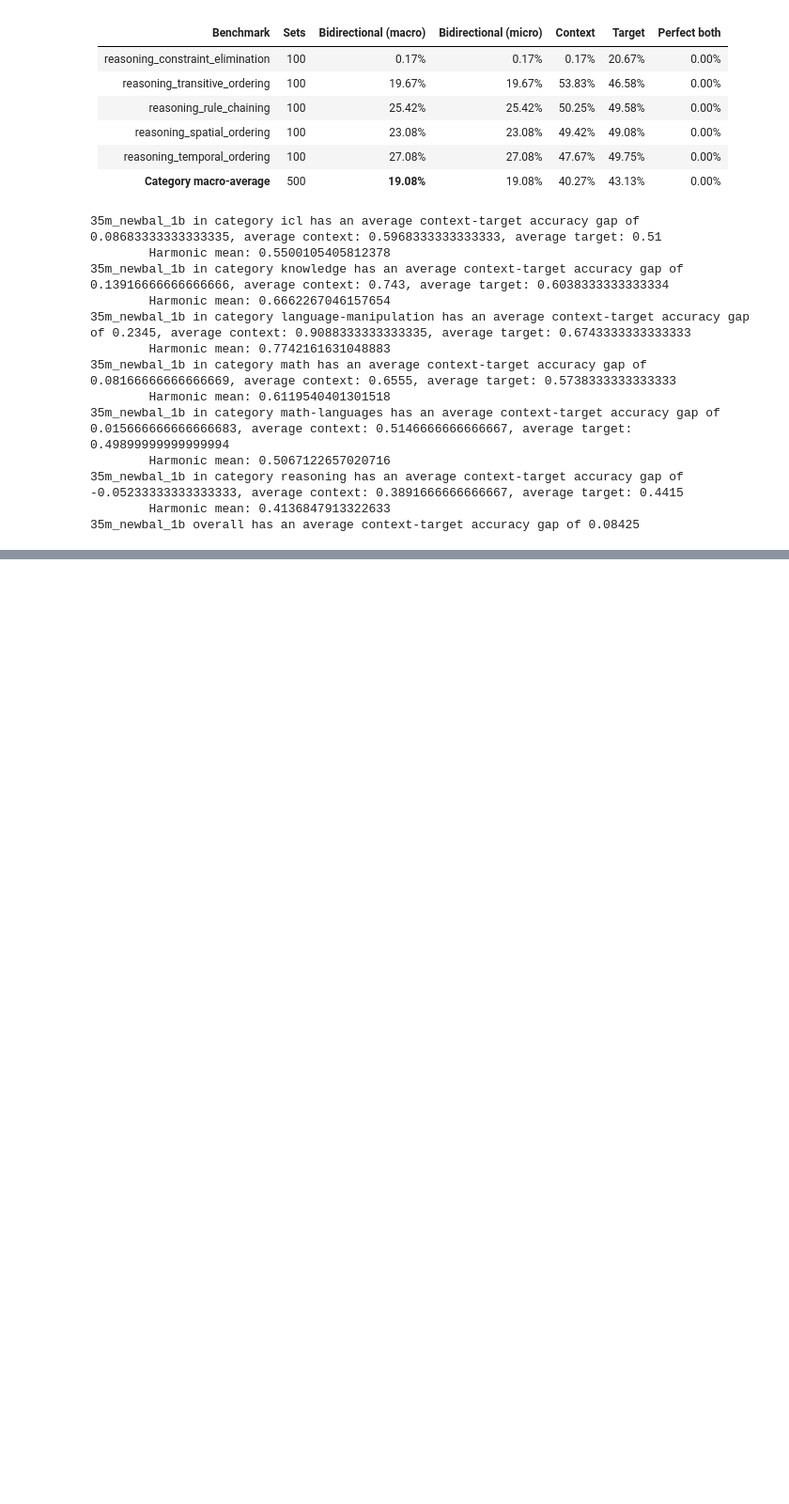
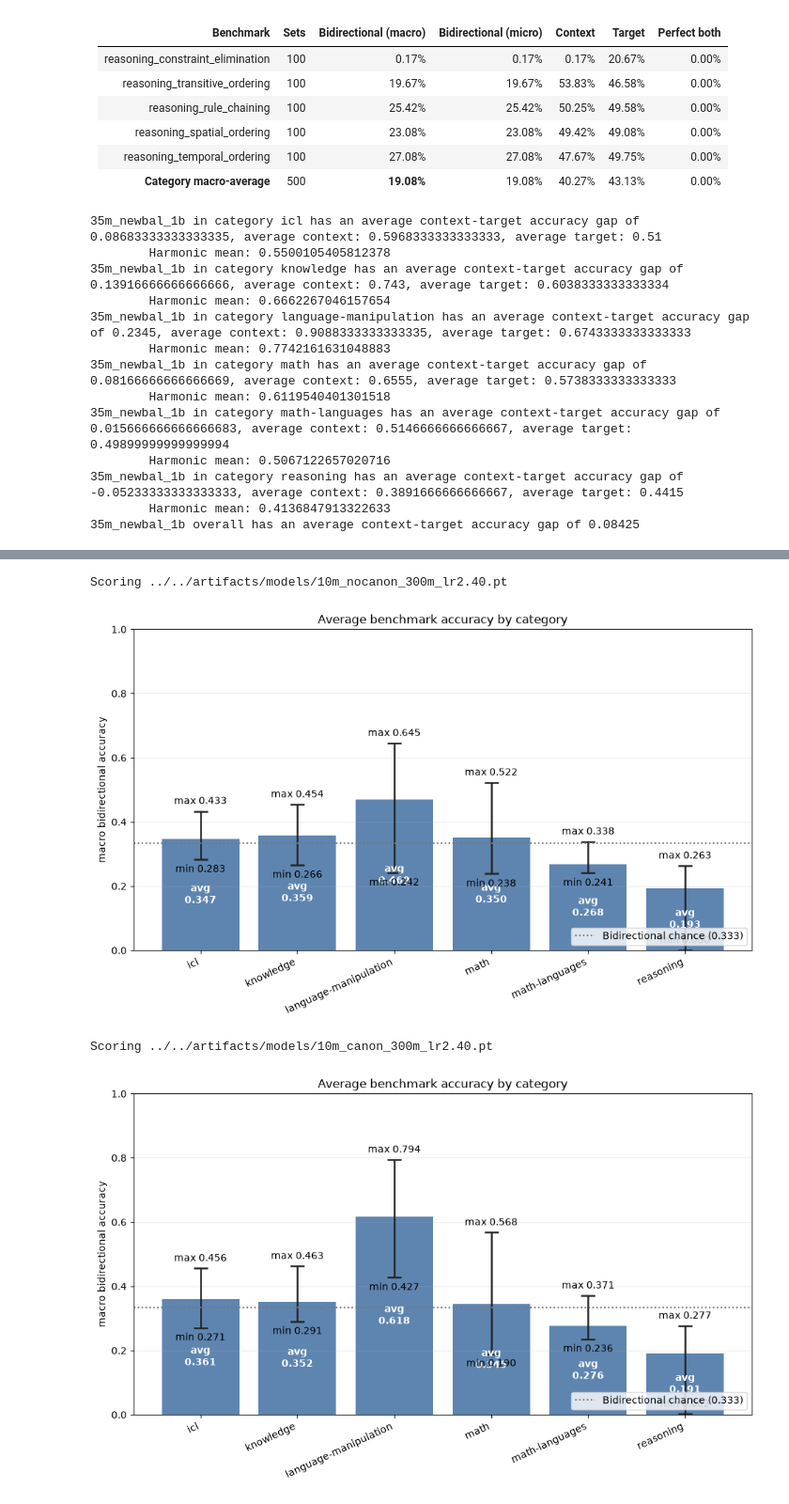
Before and after one commit to SamueleTondelli/pavullmo, a Jupyter notebook: src/evaluation/evaluate_pretrain.ipynb, the cells around one changed output, grey strips where cells are left out. Shown at 94% size. Saved outputs shown, nothing was run; the diff lists cells and outputs as text; code cells hidden in the pictures; blank space fills up the shorter version.

Commit message:
canon layers evaluation

```diff
--- a/src/evaluation/evaluate_pretrain.ipynb
+++ b/src/evaluation/evaluate_pretrain.ipynb
@@ -781,0 +783,8 @@ plot_centered_tgt_scores("35m_newbal_1b")
+# %%
+score_all_categories("../../artifacts/models/10m_nocanon_300m_lr2.40.pt", TOKENIZER, benchmarks)
+score_all_categories("../../artifacts/models/10m_canon_300m_lr2.40.pt", TOKENIZER, benchmarks)
+# %% [output]
+Scoring ../../artifacts/models/10m_nocanon_300m_lr2.40.pt
+[figure, added]
+Scoring ../../artifacts/models/10m_canon_300m_lr2.40.pt
+[figure, added]
```
Also changed, not shown: parts of 6 cells of this notebook, 7 other files.
